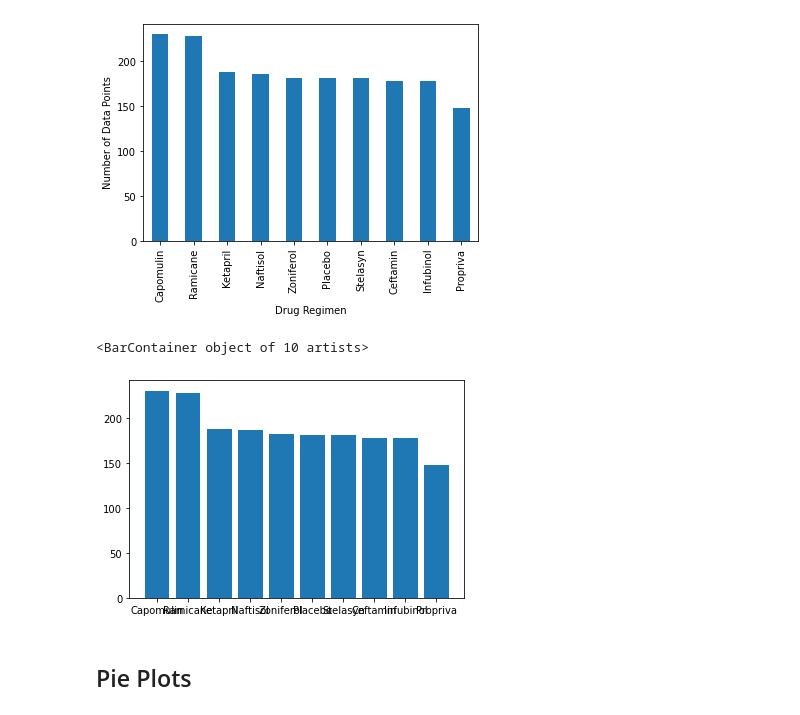
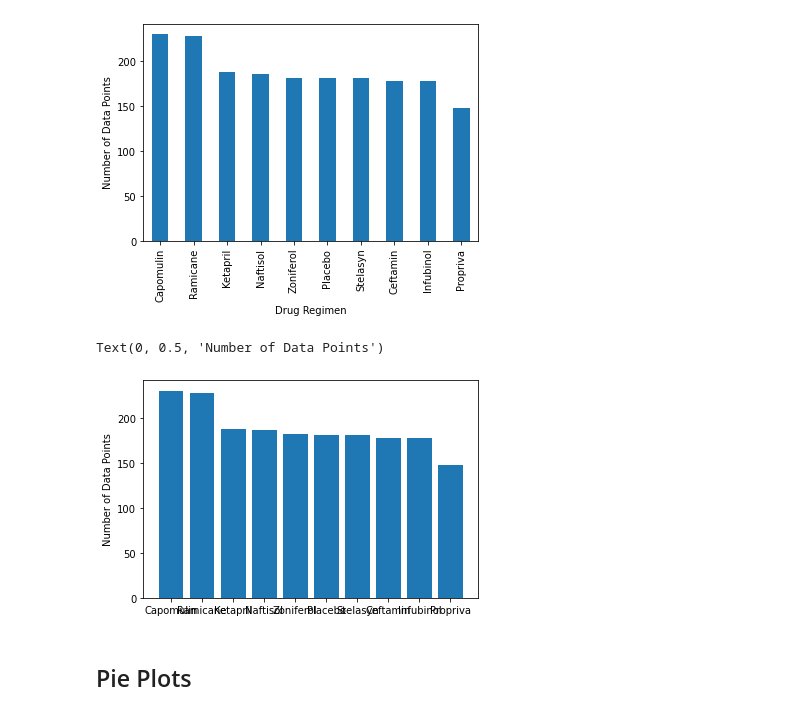
Before and after one commit to tomlip/Matplotlib-challenge, a Jupyter notebook: Pymaceuticals/pymaceuticals_starter.ipynb, the cells around one changed output. Drawn from its saved outputs; the diff is of its cells as text; code cells hidden in the pictures.

Commit message:
Finished Bar Charts

```diff
--- a/Pymaceuticals/pymaceuticals_starter.ipynb
+++ b/Pymaceuticals/pymaceuticals_starter.ipynb
@@ -165,19 +165,18 @@ Text(0, 0.5, 'Number of Data Points')
 # %%
 # Generate a bar plot showing the number of mice per time point for each treatment throughout the course of the study using pyplot.
 
 #creating count dataframe
 bar_df = clean_df.groupby("Drug Regimen").count()
 
 #creating bar chart dataframe
 bar_df = bar_df.sort_values("Timepoint", ascending=False)
 bars_df = bar_df["Timepoint"]
 
-#bar_df["Timepoint"]
-# creating bar chart align= "center"
 plt.bar(bar_df.index, bar_df["Timepoint"])
+plt.ylabel("Number of Data Points")
 # %% [output]
-<BarContainer object of 10 artists>
+Text(0, 0.5, 'Number of Data Points')
-[figure, old version]
+[figure, new version]
 # %% [markdown]
 ## Pie Plots
 # %%
```
Also changed, not shown: parts of 2 cells of this notebook.
